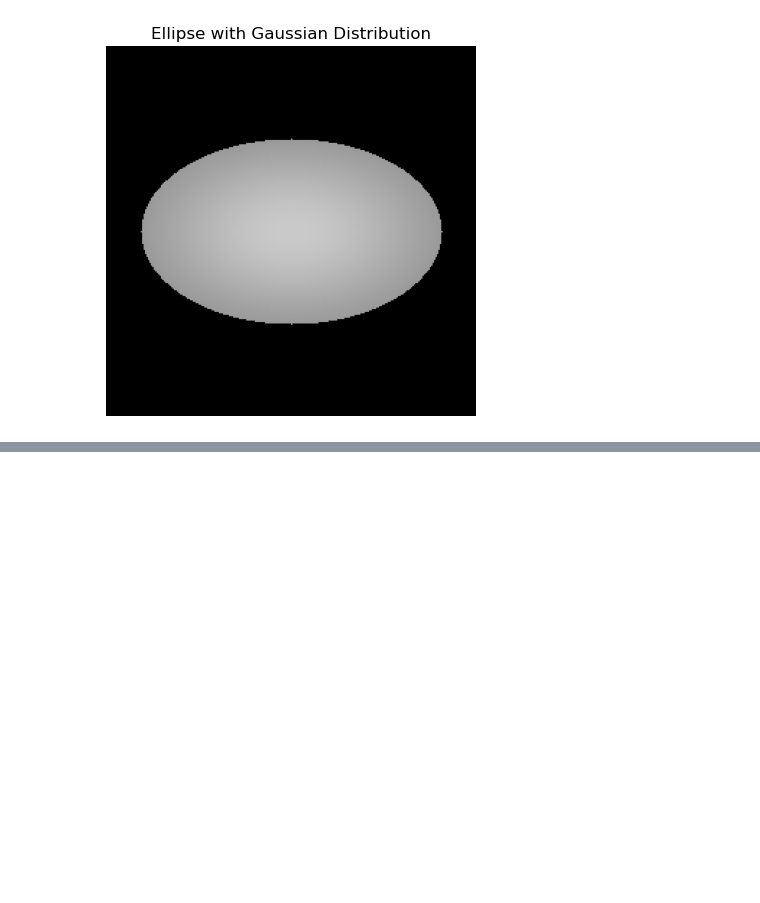
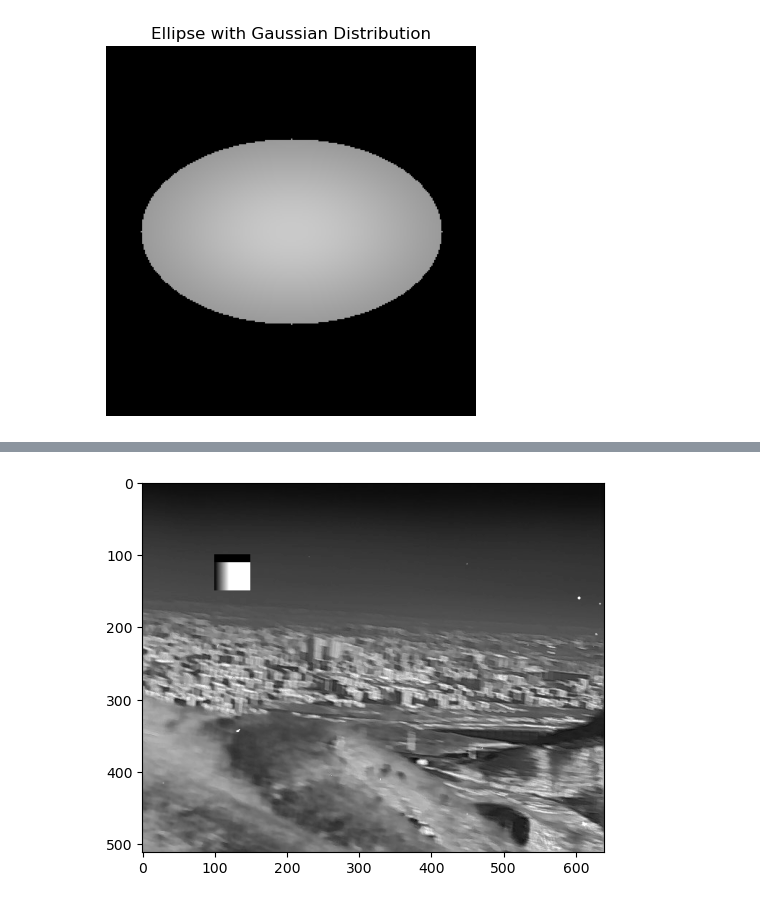
Before and after one commit to guantongpeng/MIRST, a Jupyter notebook: motive_target_gen/test.ipynb, the cells around one changed output, grey strips where cells are left out. Cells and saved outputs as stored; diff of their text form; code cells hidden in the pictures; blank space fills up the shorter version.

```diff
--- a/motive_target_gen/test.ipynb
+++ b/motive_target_gen/test.ipynb
@@ -1253,0 +1376,85 @@ plt.show()
+# %%
+import cv2
+import numpy as np
+
+def detect_motion_blur(image):
+    """
+    检测图像中的运动模糊特征
+    返回运动模糊的方向和程度
+    """
+    # 进行傅里叶变换
+    f = np.fft.fft2(image)
+    fshift = np.fft.fftshift(f)
+    magnitude_spectrum = 20 * np.log(np.abs(fshift))
+
+    # 计算方向性特征（示例中简单计算平均值）
+    blur_direction = np.mean(magnitude_spectrum)
+    blur_amount = np.std(magnitude_spectrum)
+
+    return blur_direction, blur_amount
+
+def apply_motion_blur(image, blur_amount):
+    """
+    对图像应用运动模糊
+    """
+    size = int(blur_amount)
+    if size <= 0:
+        return image
+
+    kernel_motion_blur = np.zeros((size, size))
+    kernel_motion_blur[int((size-1)/2), :] = np.ones(size)
+    kernel_motion_blur = kernel_motion_blur / size
+
+    blurred_image = cv2.filter2D(image, -1, kernel_motion_blur)
+    return blurred_image
+
+# 示例目标生成函数
+def target_generator(background, shape_type, background_std, background_mean, background_diff, z, base_distance, params):
+    """
+    生成目标图像的示例函数
+    """
+    # 这里简单生成一个矩形作为目标
+    target = np.zeros_like(background)
+    cv2.rectangle(target, (10, 10), (50, 50), 255, -1)
+    return {'target': target}
+
+# 主代码
+def main():
+    img_path = "/home/guantp/Infrared/MIRST/motive_target_gen/imgs/2998.png"
+    # 读取图像并转换为灰度
+    current_gray = cv2.imread(img_path, cv2.IMREAD_GRAYSCALE)
+
+    # 假设目标区域的坐标和尺寸
+    y, x, h, w = 100, 100, 50, 50
+
+    # 截取目标区域背景
+    img_target_background = current_gray[y:y+h, x:x+w]
+
+    # 检测原图中的运动模糊特征
+    blur_direction, blur_amount = detect_motion_blur(current_gray)
+
+    # 生成目标图像
+    shape_type = 'rectangle'
+    background_std = 0
+    background_mean = 0
+    background_diff = 0
+    z = 0
+    base_distance = 1
+    init_targets_info = [{'params': {}}]
+    target_info = target_generator(img_target_background, shape_type, background_std, background_mean, background_diff, z, base_distance, params=init_targets_info[0]['params'])
+    target = target_info['target']
+
+    # 对生成的目标图像应用运动模糊
+    blurred_target = apply_motion_blur(target, blur_amount)
+
+    # 将模糊后的目标图像插入到原始图像中
+    output_images = current_gray.copy()
+    output_images[y:y+h, x:x+w] = blurred_target
+
+    # 显示结果
+    plt.imshow(output_images, cmap='gray')
+    plt.show()
+
+main()
+# %% [output]
+[figure, added]
```
Also changed, not shown: parts of 8 cells of this notebook, 2 other files.
